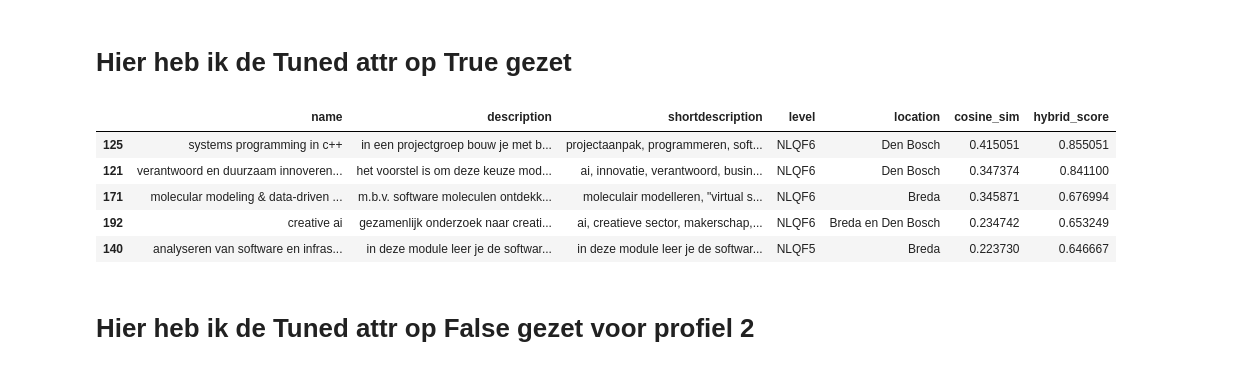
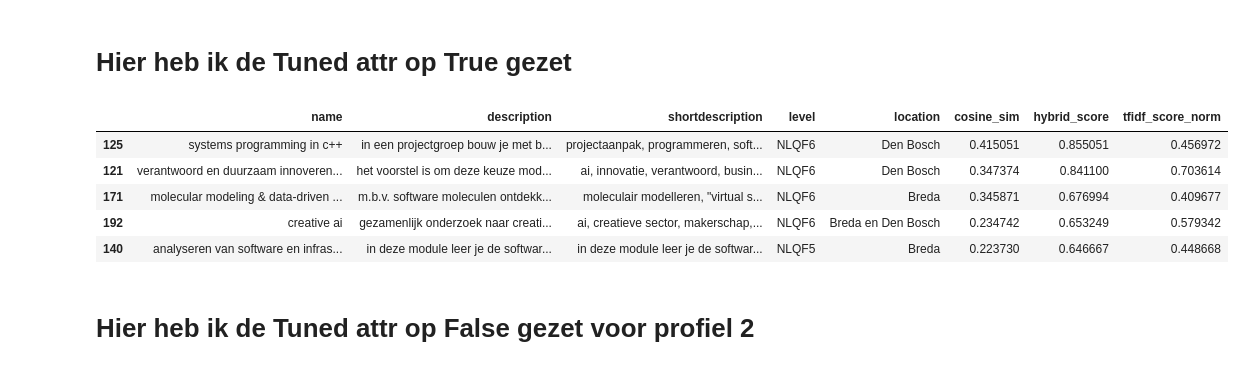
Before and after one commit to EnesT51/LU2-AI-Prototype, a Jupyter notebook: AI-PoC/AI_PoC.ipynb, the cells around one changed output. Drawn from its saved outputs; the diff is of its cells as text; code cells hidden in the pictures.

```diff
--- a/AI-PoC/AI_PoC.ipynb
+++ b/AI-PoC/AI_PoC.ipynb
@@ -267,7 +267,7 @@ class HybridRecommender:
         else:
             self.vectorizer = TfidfVectorizer()
 
-    def _preprocess_text(self, text: str):
+    def preprocess_text(self, text: str):
         text_lower = text.lower()
         text_no_numbers = re.sub(r'\d+', '', text_lower)
         text_no_punct = re.sub(r'[^\w\s]', '', text_no_numbers)
@@ -290,7 +290,6 @@ class HybridRecommender:
         )
 
     def fit(self, csv_path: str):
-        """Train het content-based deel (TF-IDF + basisfeatures) op de modules."""
         self.dataset = pd.read_csv(csv_path)
         self.baseline_vs_tuned()
         # Hier maak ik een gecombineerde tekstkolom voor TF-IDF
@@ -299,14 +298,14 @@ class HybridRecommender:
         # Hier preprocess ik de gecombineerde tekstkolom
         if self.tuned == True:
             preprocessed_texts = [
-                self._preprocess_text(t) for t in self.dataset['combined_text']
+                self.preprocess_text(t) for t in self.dataset['combined_text']
             ]
 
             # Hier train ik het TF-IDF model op de preprocessed teksten
             self.tfidf_matrix = self.vectorizer.fit_transform(preprocessed_texts)
 
             # Hier maak ik een tfidf_score feature
-            # self.dataset['tfidf_score'] = self.tfidf_matrix.sum(axis=1).A1
+            self.dataset['tfidf_score'] = self.tfidf_matrix.sum(axis=1).A1
 
             # Hier normaliseer ik vaste features
             self.dataset['popularity_score_norm'] = MinMaxScaler().fit_transform(
@@ -315,9 +314,9 @@ class HybridRecommender:
             self.dataset['interests_match_score_norm'] = MinMaxScaler().fit_transform(
                 self.dataset['interests_match_score'].values.reshape(-1, 1)
             )
-            # self.dataset['tfidf_score_norm'] = MinMaxScaler().fit_transform(
-            #     self.dataset['tfidf_score'].values.reshape(-1, 1)
-            # )
+            self.dataset['tfidf_score_norm'] = MinMaxScaler().fit_transform(
+                self.dataset['tfidf_score'].values.reshape(-1, 1)
+            )
         else:
             self.dataset['combined_text'] = self.combine_text(self.dataset)
             # Heel simpele preprocessing: alles lowercase
@@ -344,7 +343,7 @@ class HybridRecommender:
 
         if self.tuned == True:
             # Hier preprocess ik de studenttekst
-            student_text = self._preprocess_text(self.profile.interests + ' ' + self.profile.goals)
+            student_text = self.preprocess_text(self.profile.interests + ' ' + self.profile.goals)
 
             # Hier maak ik een vector van de studenttekst met dezelfde TF-IDF vectorizer
             student_vector = self.vectorizer.transform([student_text])
@@ -415,7 +414,7 @@ class HybridRecommender:
 
             explanation['top_tfidf_words'] = top_words
 
-            student_text_cleaned = self._preprocess_text(profile.interests + ' ' + profile.goals)
+            student_text_cleaned = self.preprocess_text(profile.interests + ' ' + profile.goals)
             student_words = set(student_text_cleaned.split())
             module_words = set(module_row['combined_text'].split())
 
@@ -437,7 +436,7 @@ class HybridRecommender:
             top_indices = module_vector.argsort()[-5:][::-1]
             top_words = [feature_names[i] for i in top_indices]
 
-            student_text_cleaned = self._preprocess_text(profile.interests + ' ' + profile.goals)
+            student_text_cleaned = self.preprocess_text(profile.interests + ' ' + profile.goals)
             student_words = set(student_text_cleaned.split())
             module_words = set(module_row['combined_text'].split())
 
@@ -540,17 +539,17 @@ top_rec[['name', 'description', 'shortdescription', 'level', 'location', 'cosine
 # %%
 student_input = "ik wil programmeren, ai en data-analyse verkennen"
 goals = "Ik wil mijn vaardigheden verbeteren en nieuwe technologieën leren en software ontwikkelen."
 recommender = HybridRecommender(student_profile,ifidf_features=500, ifidf_range=(1,2), tuned=True, cosine_sim=0.75, popularity_score=0.05, interests_match_score=0.20)
 recommender.fit('VKM_dataset_cleaned.csv')
 top_rec = recommender.recommend(top_k=5)
-top_rec[['name', 'description', 'shortdescription', 'level', 'location', 'cosine_sim', 'hybrid_score']].head()
+top_rec[['name', 'description', 'shortdescription', 'level', 'location', 'cosine_sim', 'hybrid_score', 'tfidf_score_norm']].head()
 # %% [output]
-|  | name | description | shortdescription | level | location | cosine_sim | hybrid_score |
-| 125 | systems programming in c++ | in een projectgroep bouw je met b... | projectaanpak, programmeren, soft... | NLQF6 | Den Bosch | 0.415051 | 0.855051 |
-| 121 | verantwoord en duurzaam innoveren... | het voorstel is om deze keuze mod... | ai, innovatie, verantwoord, busin... | NLQF6 | Den Bosch | 0.347374 | 0.841100 |
-| 171 | molecular modeling & data-driven ... | m.b.v. software moleculen ontdekk... | moleculair modelleren, "virtual s... | NLQF6 | Breda | 0.345871 | 0.676994 |
-| 192 | creative ai | gezamenlijk onderzoek naar creati... | ai, creatieve sector, makerschap,... | NLQF6 | Breda en Den Bosch | 0.234742 | 0.653249 |
-| 140 | analyseren van software en infras... | in deze module leer je de softwar... | in deze module leer je de softwar... | NLQF5 | Breda | 0.223730 | 0.646667 |
+|  | name | description | shortdescription | level | location | cosine_sim | hybrid_score | tfidf_score_norm |
+| 125 | systems programming in c++ | in een projectgroep bouw je met b... | projectaanpak, programmeren, soft... | NLQF6 | Den Bosch | 0.415051 | 0.855051 | 0.456972 |
+| 121 | verantwoord en duurzaam innoveren... | het voorstel is om deze keuze mod... | ai, innovatie, verantwoord, busin... | NLQF6 | Den Bosch | 0.347374 | 0.841100 | 0.703614 |
+| 171 | molecular modeling & data-driven ... | m.b.v. software moleculen ontdekk... | moleculair modelleren, "virtual s... | NLQF6 | Breda | 0.345871 | 0.676994 | 0.409677 |
+| 192 | creative ai | gezamenlijk onderzoek naar creati... | ai, creatieve sector, makerschap,... | NLQF6 | Breda en Den Bosch | 0.234742 | 0.653249 | 0.579342 |
+| 140 | analyseren van software en infras... | in deze module leer je de softwar... | in deze module leer je de softwar... | NLQF5 | Breda | 0.223730 | 0.646667 | 0.448668 |
 # %% [markdown]
 # Hier heb ik de Tuned attr op False gezet voor profiel 2
 # %%
```
